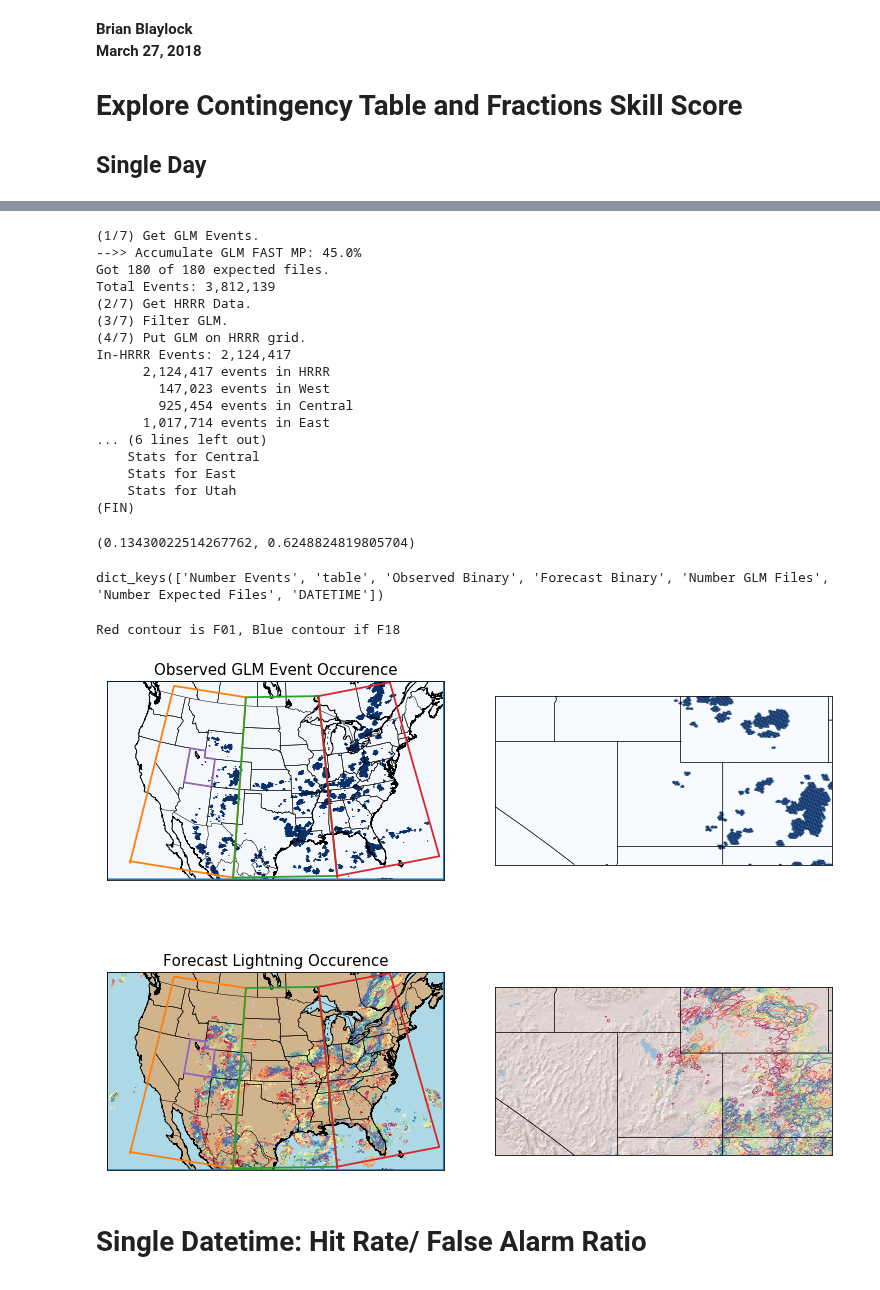
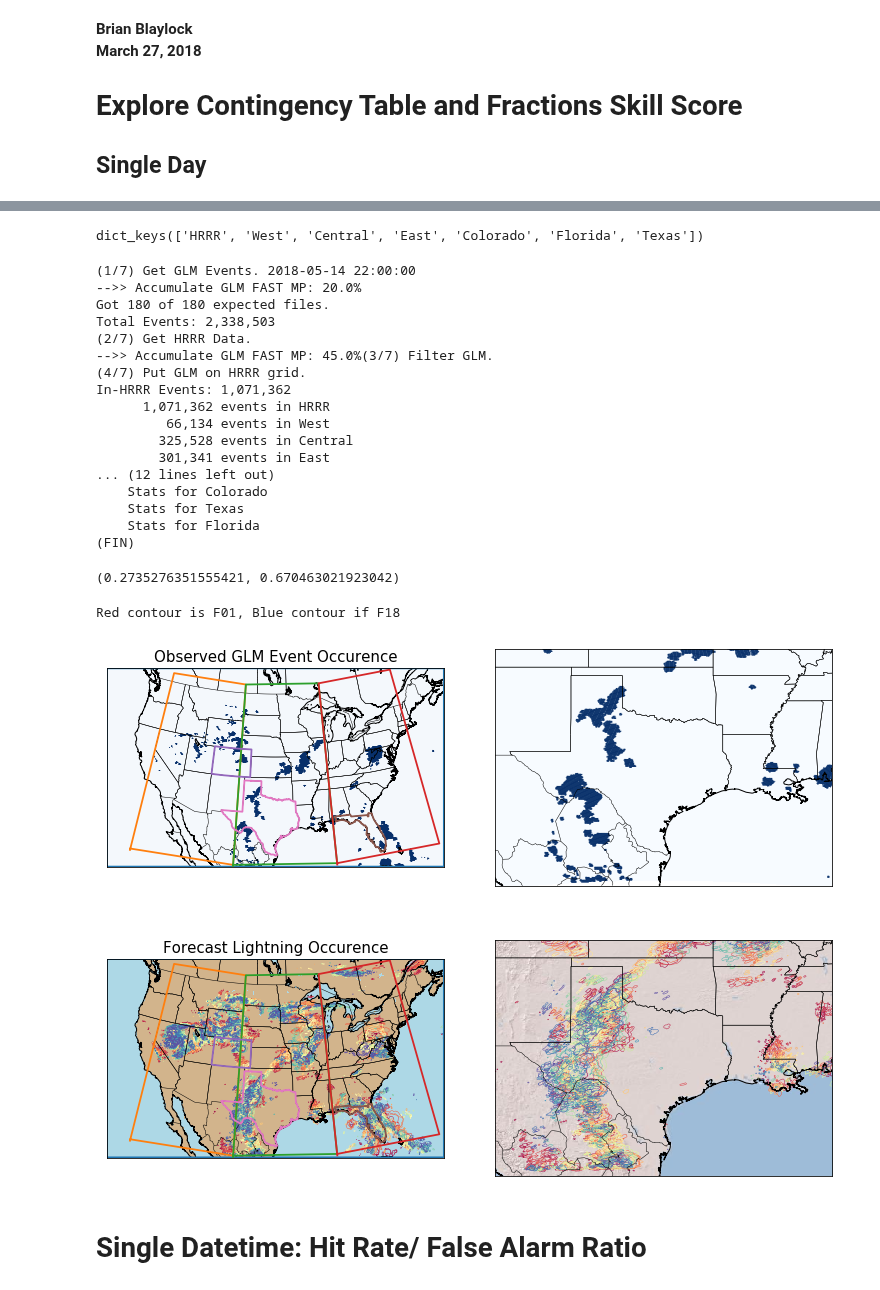
Before and after one commit to blaylockbk/pyBKB_v3, a Jupyter notebook: BB_HRRR/GLM_and_HRRR/explore_single_day_table.ipynb, the cells around one changed output, grey strips where cells are left out. Cells and saved outputs as stored; diff of their text form; code cells hidden in the pictures.

```diff
--- a/BB_HRRR/GLM_and_HRRR/explore_single_day_table.ipynb
+++ b/BB_HRRR/GLM_and_HRRR/explore_single_day_table.ipynb
@@ -51,2 +54,4 @@ m = draw_HRRR_map()
+# %%
+mTX = draw_centermap('Texas', size=(7,10))
 # %%
 mUtah = draw_centermap('Utah', size=(4,8))
@@ -57,12 +58,16 @@ mUtah.drawstates()
 # %%
 Hlat, Hlon = get_hrrr_latlon(DICT=False)
+# %%
+domains = get_domains(add_states=['CO', 'FL', 'TX'], HRRR_specific=True)
 # %%
-domains = get_domains()
+domains.keys()
+# %% [output]
+dict_keys(['HRRR', 'West', 'Central', 'East', 'Colorado', 'Florida', 'Texas'])
 # %%
 ## Specify the valid Datetime of interest
-#DATE = datetime(2018, 5, 14, 22) # Mallard Fire
+DATE = datetime(2018, 5, 14, 22) # Mallard Fire
 #DATE = datetime(2018, 7, 5, 23)  # Lake Christine 1
-DATE = datetime(2018, 7, 6, 0)    # Lake Christine 2
+#DATE = datetime(2018, 7, 6, 0)    # Lake Christine 2
 #DATE = datetime(2018, 7, 17, 6)  # July Storm
 #DATE = datetime(2018, 7, 27, 0)  # Missing GLM data
 
@@ -72,75 +77,78 @@ DATE = datetime(2018, 7, 6, 0)    # Lake Christine 2
 # return table(a,b,c,d) and grids for Observed and Forecasted Binary.
 table = get_GLM_HRRR_contingency_stats(DATE)
 # %% [output]
-(1/7) Get GLM Events.
--->> Accumulate GLM FAST MP: 45.0%
+(1/7) Get GLM Events. 2018-05-14 22:00:00
+-->> Accumulate GLM FAST MP: 20.0%
 Got 180 of 180 expected files.
-Total Events: 3,812,139
+Total Events: 2,338,503
 (2/7) Get HRRR Data.
-(3/7) Filter GLM.
+-->> Accumulate GLM FAST MP: 45.0%(3/7) Filter GLM.
 (4/7) Put GLM on HRRR grid.
-In-HRRR Events: 2,124,417
-      2,124,417 events in HRRR
-        147,023 events in West
-        925,454 events in Central
-      1,017,714 events in East
-... (6 lines left out)
-    Stats for Central
-    Stats for East
-    Stats for Utah
+In-HRRR Events: 1,071,362
+      1,071,362 events in HRRR
+         66,134 events in West
+        325,528 events in Central
+        301,341 events in East
+... (12 lines left out)
+    Stats for Colorado
+    Stats for Texas
+    Stats for Florida
 (FIN)
 # %%
 a, b, c, d = np.array(table['table']['HRRR'])[:,14]
 hit_rate(a, b, c, d), false_alarm_ratio(a, b, c, d)
 # %% [output]
-(0.13430022514267762, 0.6248824819805704)
+(0.2735276351555421, 0.670463021923042)
-# %%
-table.keys()
-# %% [output]
-dict_keys(['Number Events', 'table', 'Observed Binary', 'Forecast Binary', 'Number GLM Files', 'Number Expected Files', 'DATETIME'])
 # %%
 cmap = mpl.cm.get_cmap('Spectral')
 rgba = cmap(np.linspace(0,1,18))
 
 fig, ((ax1, ax2), (ax3, ax4)) = plt.subplots(2,2, figsize=(13,10))
+
+#Zoomed map
+m2 = mTX
 
 plt.sca(ax1)
 plt.title('Observed GLM Event Occurence')
 m.pcolormesh(Hlon, Hlat, table['Observed Binary'], latlon=True, cmap='Blues', alpha=.3)
 m.drawlsmask(land_color='tan',ocean_color='lightblue',lakes=True)
 for DOM in domains:
     m.plot(domains[DOM]['lon'], domains[DOM]['lat'], latlon=True)
 m.drawcoastlines()
 m.drawstates()
 m.drawcountries()
 
 plt.sca(ax2)
-mUtah.pcolormesh(Hlon, Hlat, table['Observed Binary'], latlon=True, cmap='Blues', alpha=.3)
-mUtah.drawstates()
+m2.pcolormesh(Hlon, Hlat, table['Observed Binary'], latlon=True, cmap='Blues', alpha=.3)
+m2.drawcoastlines()
+m2.drawstates()
+m2.drawcountries()
 
 for i, F in enumerate(table['Forecast Binary']):
     plt.sca(ax3)
     m.contour(Hlon, Hlat, F, levels=1, colors=[rgba[i]], latlon=True, linewidths=.5)
     plt.sca(ax4)
-    mUtah.contour(Hlon, Hlat, F, levels=1, colors=[rgba[i]], latlon=True, linewidths=.5)
+    m2.contour(Hlon, Hlat, F, levels=1, colors=[rgba[i]], latlon=True, linewidths=.5)
 
 plt.sca(ax3)
 plt.title('Forecast Lightning Occurence')
 m.drawlsmask(land_color='tan',ocean_color='lightblue',lakes=True)
 for DOM in domains:
     m.plot(domains[DOM]['lon'], domains[DOM]['lat'], latlon=True)
 m.drawcoastlines()
 m.drawstates()
 m.drawcountries()
 
 plt.sca(ax4)
-mUtah.arcgisimage(service='World_Shaded_Relief', verbose=False)
-mUtah.drawstates()
+m2.arcgisimage(service='World_Shaded_Relief', verbose=False)
+m2.drawcoastlines()
+m2.drawstates()
+m2.drawcountries()
 
 print('Red contour is F01, Blue contour if F18')
 # %% [output]
 Red contour is F01, Blue contour if F18
-[figure, old version]
+[figure, new version]
 # %% [markdown]
 # Single Datetime: Hit Rate/ False Alarm Ratio
 # %%
```
Also changed, not shown: parts of 8 cells of this notebook, 9 other files.
